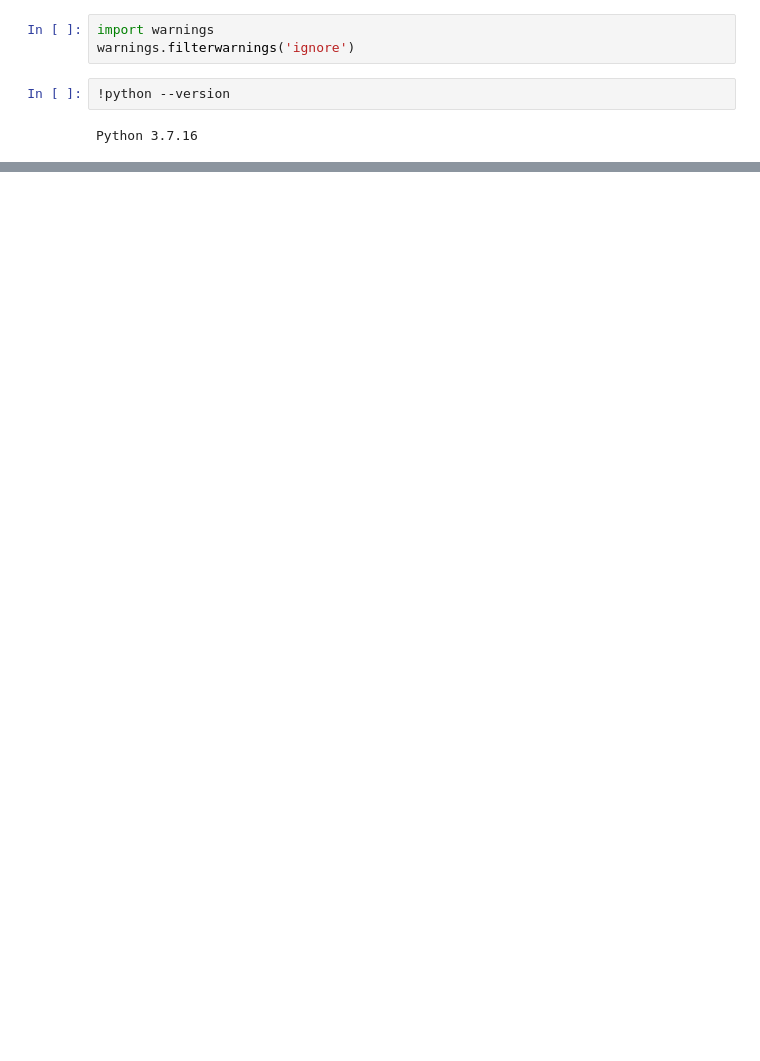
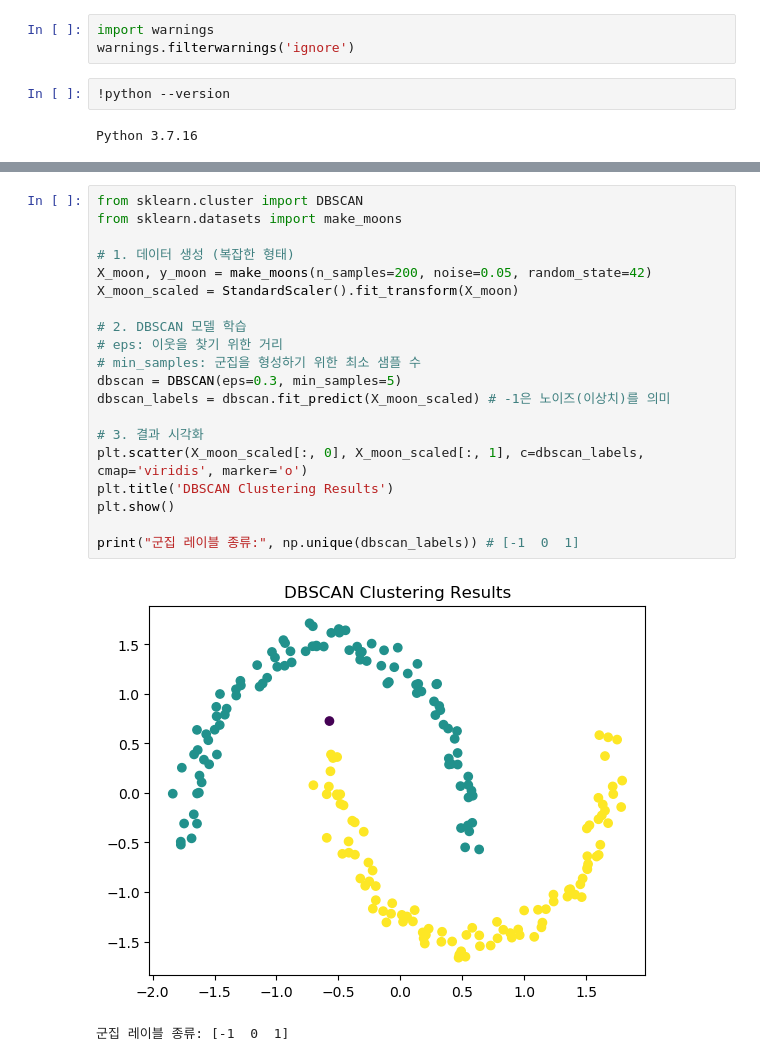
Before and after one commit to kangspa/ADP-study, a Jupyter notebook: PracticeTest/practice.ipynb, the cells around one changed output, grey strips where cells are left out. Cells and saved outputs as stored; diff of their text form; blank space fills up the shorter version.

```diff
--- a/PracticeTest/practice.ipynb
+++ b/PracticeTest/practice.ipynb
@@ -261,0 +74,23 @@ Decision Tree 정확도: 0.924
+# %%
+from sklearn.cluster import DBSCAN
+from sklearn.datasets import make_moons
+
+# 1. 데이터 생성 (복잡한 형태)
+X_moon, y_moon = make_moons(n_samples=200, noise=0.05, random_state=42)
+X_moon_scaled = StandardScaler().fit_transform(X_moon)
+
+# 2. DBSCAN 모델 학습
+# eps: 이웃을 찾기 위한 거리
+# min_samples: 군집을 형성하기 위한 최소 샘플 수
+dbscan = DBSCAN(eps=0.3, min_samples=5)
+dbscan_labels = dbscan.fit_predict(X_moon_scaled) # -1은 노이즈(이상치)를 의미
+
+# 3. 결과 시각화
+plt.scatter(X_moon_scaled[:, 0], X_moon_scaled[:, 1], c=dbscan_labels, cmap='viridis', marker='o')
+plt.title('DBSCAN Clustering Results')
+plt.show()
+
+print("군집 레이블 종류:", np.unique(dbscan_labels)) # [-1  0  1]
+# %% [output]
+[figure, added]
+군집 레이블 종류: [-1  0  1]
```
Also changed, not shown: parts of 12 cells of this notebook, 2 other files.
